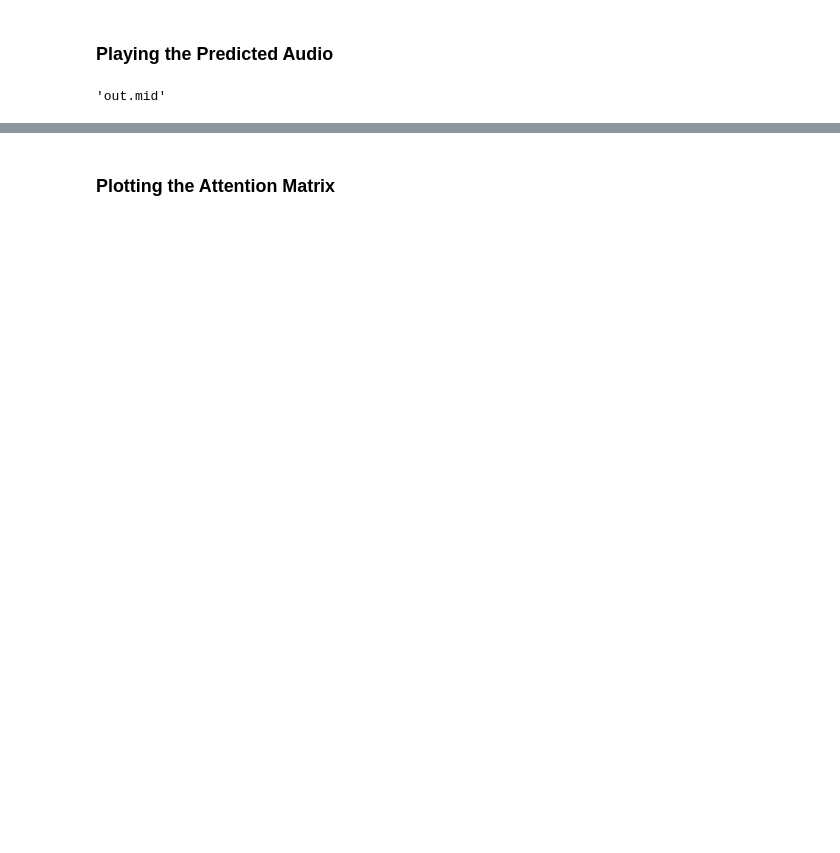
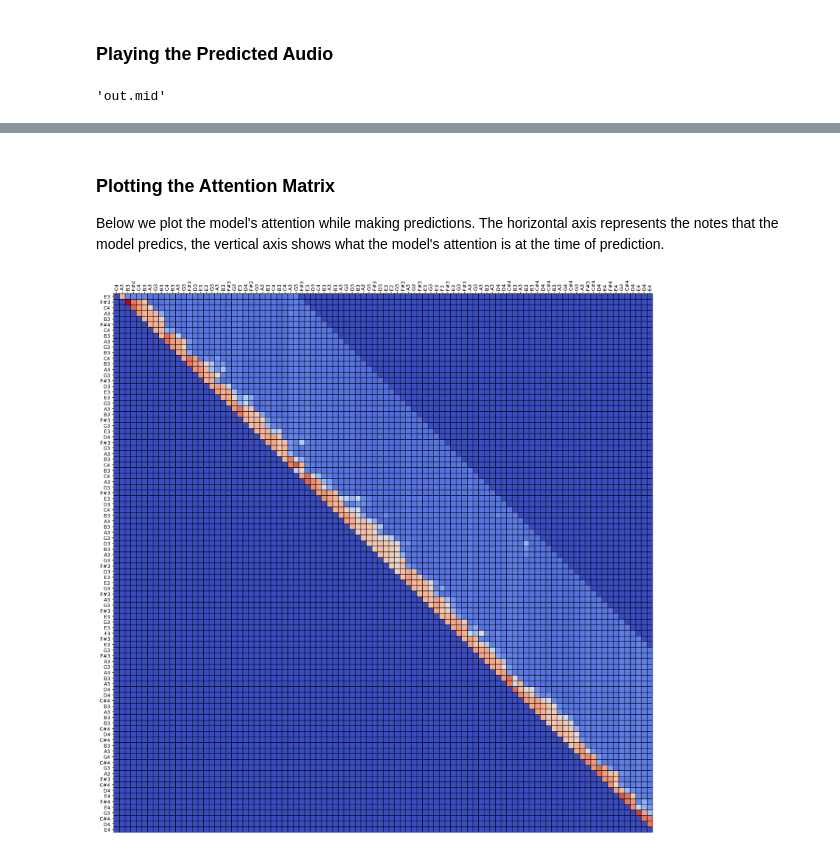
Before and after one commit to DCtheTall/generative-deep-learning, a Jupyter notebook: 7-compose/AttentionMechanism.ipynb, the cells around one changed output, grey strips where cells are left out. Saved outputs shown, nothing was run; the diff lists cells and outputs as text; code cells hidden in the pictures; blank space fills up the shorter version.

```diff
--- a/7-compose/AttentionMechanism.ipynb
+++ b/7-compose/AttentionMechanism.ipynb
@@ -443,5 +436,31 @@ rate, data = wavfile.read('out.wav')
 Audio(data.T, rate=rate, autoplay=True)
 # %% [output]
 [interactive output not drawn]
-# %% [markdown]
-### Plotting the Attention Matrix
+# %% [markdown]
+### Plotting the Attention Matrix
+
+Below we plot the model's attention while making predictions. The horizontal axis represents the notes that the model predics, the vertical axis shows what the model's attention is at the time of prediction.
+# %%
+fig, ax = plt.subplots(figsize=(20, 20))
+im = ax.imshow(att_matrix[SEQUENCE_LENGTH:-SEQUENCE_LENGTH,:-SEQUENCE_LENGTH],
+               cmap='coolwarm', interpolation='nearest')
+
+ax.set_xticks(np.arange(-.5, len(prediction_output) - SEQUENCE_LENGTH, 1),
+              minor=True)
+ax.set_yticks(np.arange(-.5, len(prediction_output) - SEQUENCE_LENGTH, 1),
+              minor=True)
+ax.set_xticks(np.arange(len(prediction_output) - SEQUENCE_LENGTH))
+ax.set_yticks(np.arange(len(prediction_output) - SEQUENCE_LENGTH))
+
+ax.set_xticklabels([n[0] for n in prediction_output[SEQUENCE_LENGTH:]])
+ax.set_yticklabels([n[0] for n in prediction_output[(SEQUENCE_LENGTH - 2):]])
+
+ax.grid(which='minor', color='black', linestyle='-', linewidth=1)
+
+ax.xaxis.tick_top()
+
+plt.setp(ax.get_xticklabels(), rotation=90, ha='left', va='center',
+         rotation_mode='anchor')
+plt.show()
+# %% [output]
+[figure, added]
```
Also changed, not shown: parts of 2 cells of this notebook.
